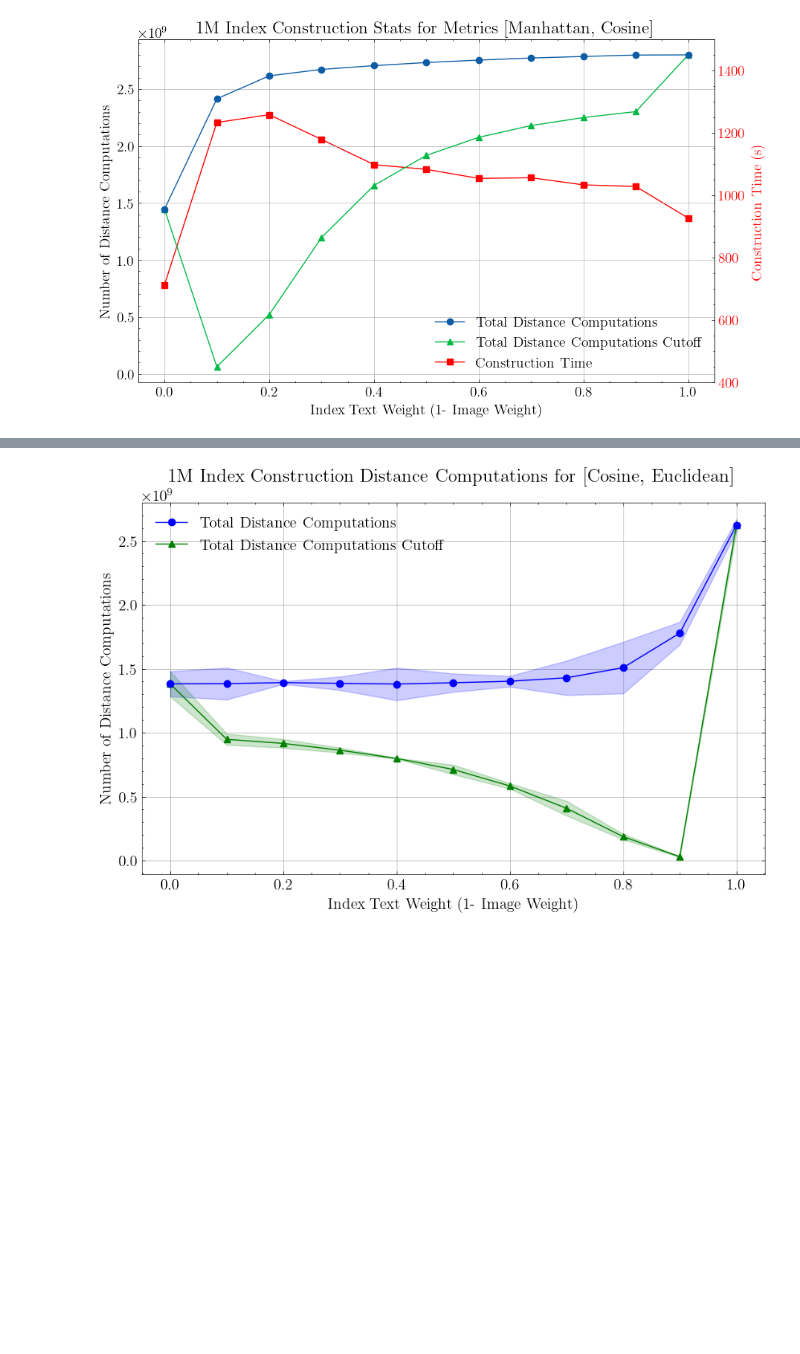
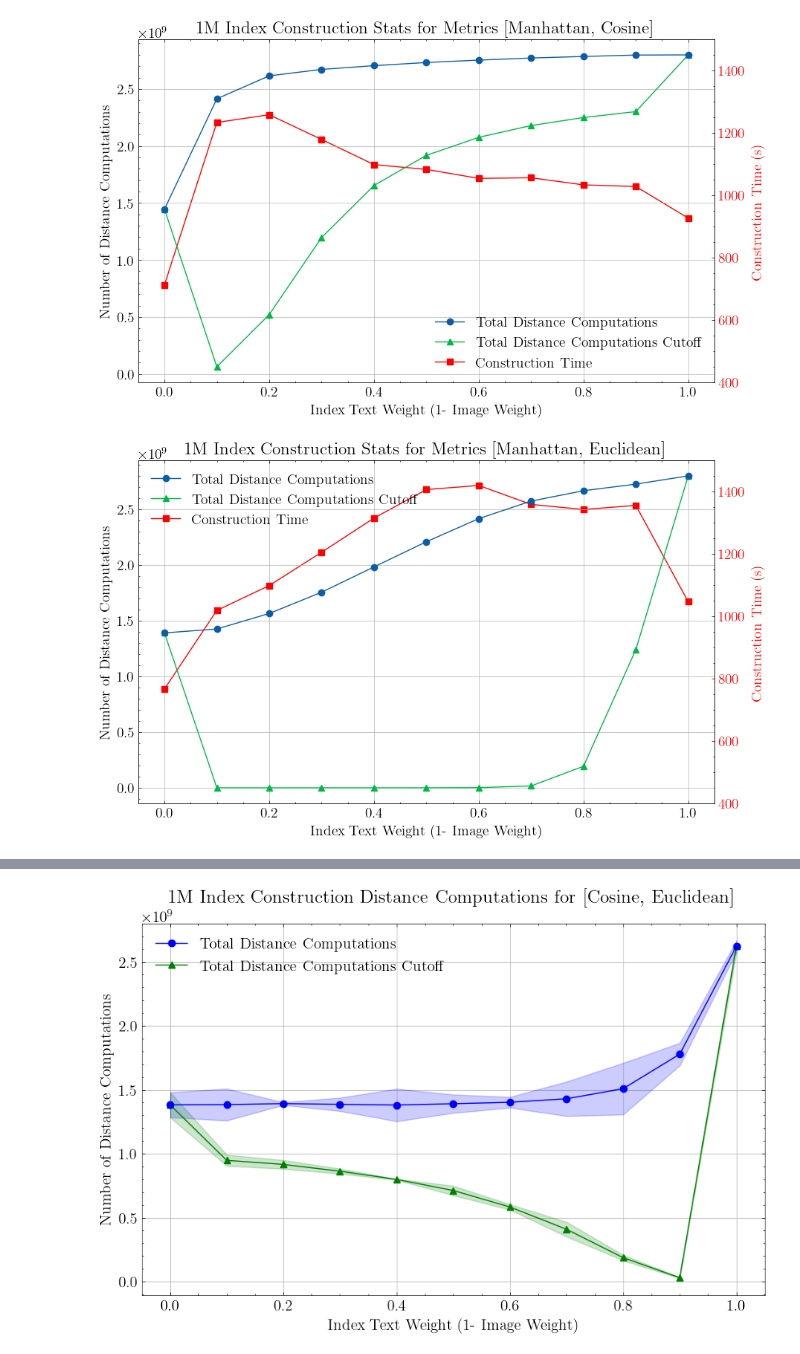
Before and after one commit to yavuzff/scalable-multimodal-similarity-search, a Jupyter notebook: notebooks/plot_graphs_weights_exp.ipynb, the cells around one changed output, grey strips where cells are left out. Cells and saved outputs as stored; diff of their text form; code cells hidden in the pictures; blank space fills up the shorter version.

```diff
--- a/notebooks/plot_graphs_weights_exp.ipynb
+++ b/notebooks/plot_graphs_weights_exp.ipynb
@@ -170,13 +169,13 @@ Read values for k=50 for dataset size 1000000 for 36 ef values
 ... (10 outputs left out)
 # %%
-def get_construction_stats(params, construction_params, base_folder=STATS_BASE_FOLDER, bracket_split_char="-"):
-    folder = base_folder + "construction/" + get_construction_folder(params, bracket_split_char) + get_hnsw_construction_params_folder(construction_params, bracket_split_char)
+def get_construction_stats(params, construction_params, base_folder=STATS_BASE_FOLDER, bracket_split_char="-", normalised=""):
+    folder = base_folder + "construction/" + normalised + get_construction_folder(params, bracket_split_char) + get_hnsw_construction_params_folder(construction_params, bracket_split_char)
     data_file = get_latest_experiment_folder(folder)
     # load data file .npz
     data = np.load(os.path.join(folder, data_file))
     return data
 # %%
-def plot_construction_distance_calls(params, times, total_distance_calls, num_lazy_distance_cutoffs, plot_dir=PLOT_DIR, plot_time=True):
+def plot_construction_distance_calls(params, times, total_distance_calls, num_lazy_distance_cutoffs, plot_dir=PLOT_DIR, plot_time=True, index_seed=None, normalised=""):
     # plot the distance calls for each text weight
     fig, ax = plt.subplots(figsize=(10, 6))
     x_val = list(times.keys())
@@ -231,6 +230,6 @@ def plot_construction_distance_calls(params, times, total_distance_calls, num_la
     # save plot
     if not os.path.exists(f"{plot_dir}/weights-construction"):
         os.makedirs(f"{plot_dir}/weights-construction")
-    plt.savefig(f"{plot_dir}/weights-construction/distance_calls_{params.index_size}_{params.metrics[0]}-{params.metrics[1]}_seed_{construction_params.seed}.pdf", dpi=FIGURE_DPI, bbox_inches='tight', format='pdf')
+    plt.savefig(f"{plot_dir}/weights-construction/distance_calls_{normalised.split('/')[0]}{params.index_size}_{params.metrics[0]}-{params.metrics[1]}_seed_{index_seed}.pdf", dpi=FIGURE_DPI, bbox_inches='tight', format='pdf')
     plt.show()
 # %%
@@ -274,2 +276,9 @@ plot_construction_distance_calls(params, times, total_distance_calls, num_lazy_d
 # %% [output]
 [figure]
+# %%
+seed = 60
+params, times, num_compute_distance_calls, num_lazy_distance_calls, total_distance_calls, num_lazy_distance_cutoffs = get_construction_data_per_metric_and_seed(["manhattan", "euclidean"], seed=60)
+
+plot_construction_distance_calls(params, times, total_distance_calls, num_lazy_distance_cutoffs, plot_time=True, index_seed=seed)
+# %% [output]
+[figure, added]
```
Also changed, not shown: parts of 28 cells of this notebook, 1 other file.
